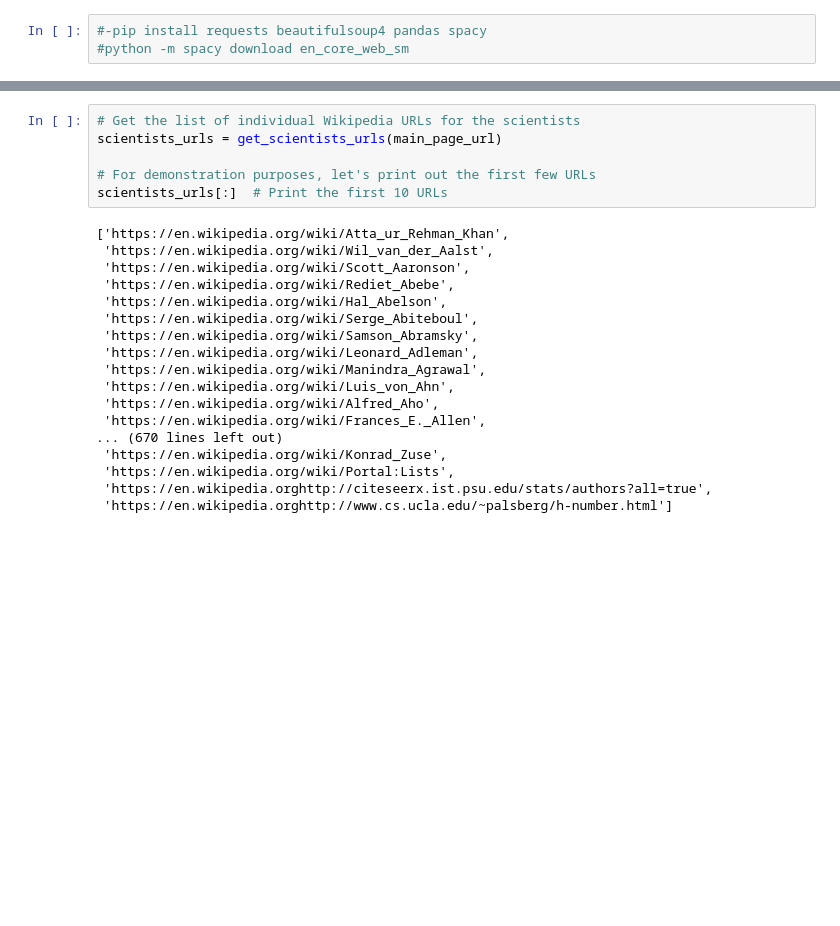
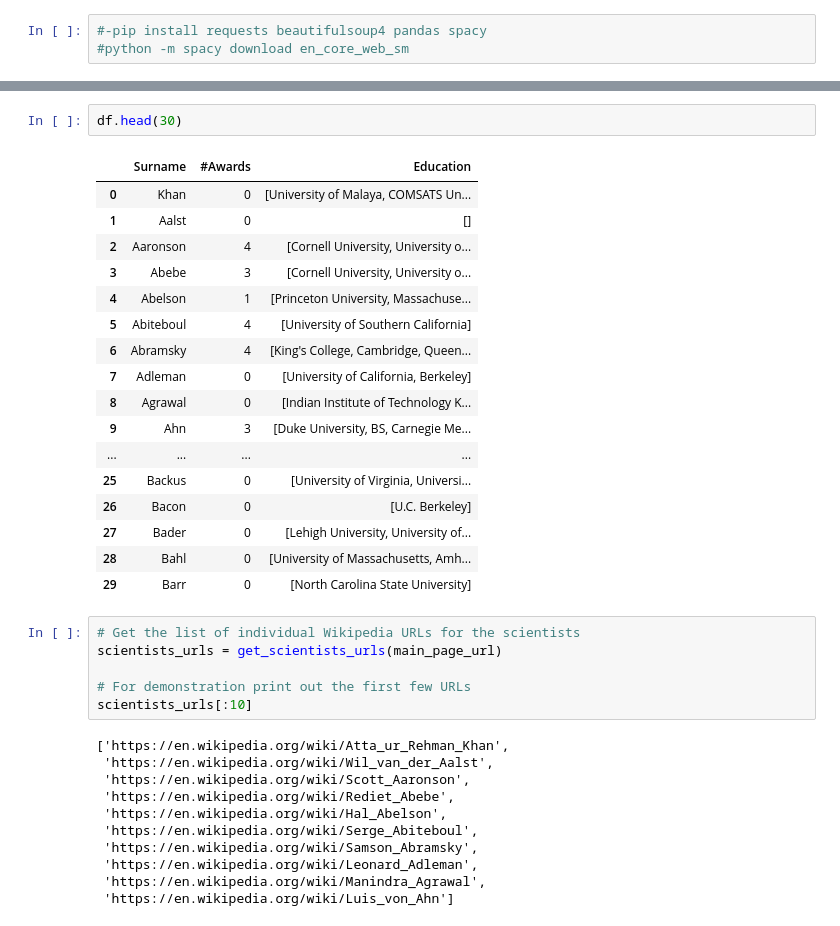
Before and after one commit to el-maestro78/Decentralized-Systems-Technologies, a Jupyter notebook: webCrawler.ipynb, the cells around one changed output, grey strips where cells are left out. Cells and saved outputs as stored; diff of their text form; blank space fills up the shorter version.

```diff
--- a/webCrawler.ipynb
+++ b/webCrawler.ipynb
@@ -112,9 +151,29 @@ Data extracted for Luis von Ahn
+# %%
+df.head(30)
+# %% [output]
+|  | Surname | #Awards | Education |
+| 0 | Khan | 0 | [University of Malaya, COMSATS Un... |
+| 1 | Aalst | 0 | [] |
+| 2 | Aaronson | 4 | [Cornell University, University o... |
+| 3 | Abebe | 3 | [Cornell University, University o... |
+| 4 | Abelson | 1 | [Princeton University, Massachuse... |
+| 5 | Abiteboul | 4 | [University of Southern California] |
+| 6 | Abramsky | 4 | [King's College, Cambridge, Queen... |
+| 7 | Adleman | 0 | [University of California, Berkeley] |
+| 8 | Agrawal | 0 | [Indian Institute of Technology K... |
+| 9 | Ahn | 3 | [Duke University, BS, Carnegie Me... |
+| ... | ... | ... | ... |
+| 25 | Backus | 0 | [University of Virginia, Universi... |
+| 26 | Bacon | 0 | [U.C. Berkeley] |
+| 27 | Bader | 0 | [Lehigh University, University of... |
+| 28 | Bahl | 0 | [University of Massachusetts, Amh... |
+| 29 | Barr | 0 | [North Carolina State University] |
 # %%
 # Get the list of individual Wikipedia URLs for the scientists
 scientists_urls = get_scientists_urls(main_page_url)
 
-# For demonstration purposes, let's print out the first few URLs
-scientists_urls[:]  # Print the first 10 URLs
+# For demonstration print out the first few URLs
+scientists_urls[:10]
 # %% [output]
 ['https://en.wikipedia.org/wiki/Atta_ur_Rehman_Khan',
  'https://en.wikipedia.org/wiki/Wil_van_der_Aalst',
@@ -125,11 +184,4 @@ scientists_urls[:]  # Print the first 10 URLs
  'https://en.wikipedia.org/wiki/Samson_Abramsky',
  'https://en.wikipedia.org/wiki/Leonard_Adleman',
  'https://en.wikipedia.org/wiki/Manindra_Agrawal',
- 'https://en.wikipedia.org/wiki/Luis_von_Ahn',
- 'https://en.wikipedia.org/wiki/Alfred_Aho',
- 'https://en.wikipedia.org/wiki/Frances_E._Allen',
-... (670 lines left out)
- 'https://en.wikipedia.org/wiki/Konrad_Zuse',
- 'https://en.wikipedia.org/wiki/Portal:Lists',
- 'https://en.wikipedia.orghttp://citeseerx.ist.psu.edu/stats/authors?all=true',
- 'https://en.wikipedia.orghttp://www.cs.ucla.edu/~palsberg/h-number.html']
+ 'https://en.wikipedia.org/wiki/Luis_von_Ahn']
```
Also changed, not shown: parts of 1 cell of this notebook.
